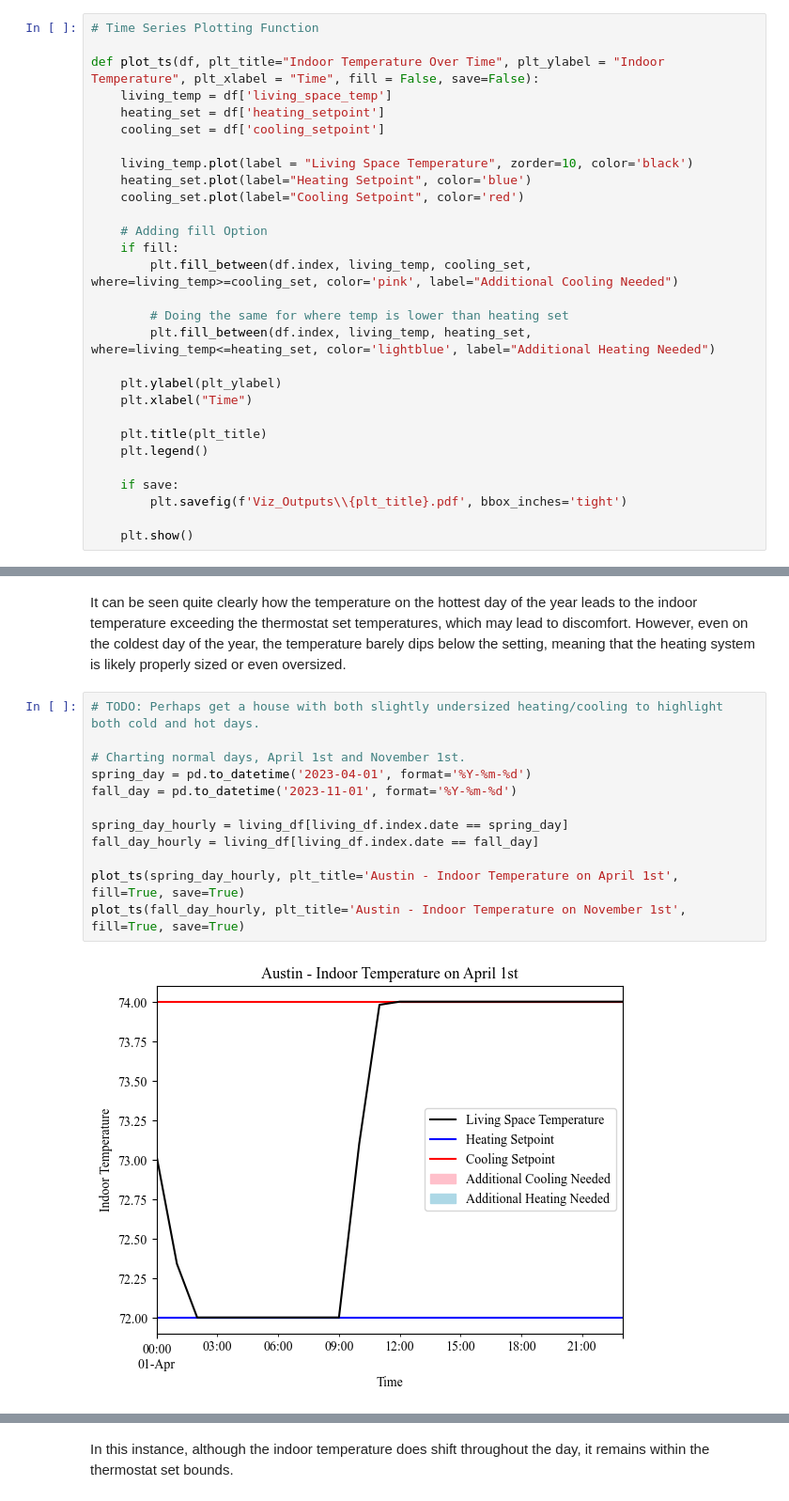
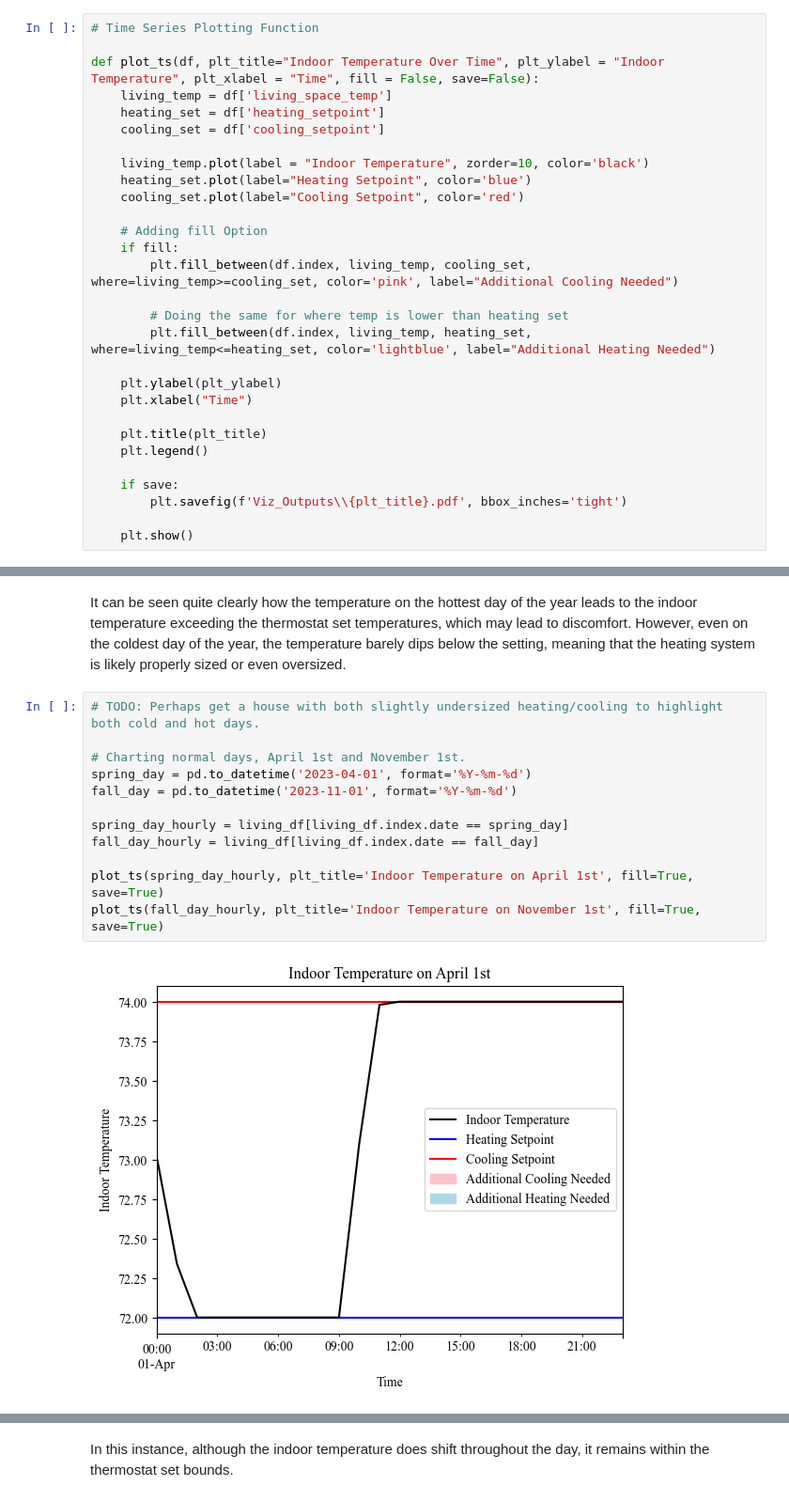
Before and after one commit to alchemicHen/hvac-viz, a Jupyter notebook: cleaning_calendar_viz.ipynb, the cells around one changed output, grey strips where cells are left out. Shown at 94% size. Cells and saved outputs as stored; diff of their text form.

```diff
--- a/cleaning_calendar_viz.ipynb
+++ b/cleaning_calendar_viz.ipynb
@@ -229,7 +229,7 @@ def plot_ts(df, plt_title="Indoor Temperature Over Time", plt_ylabel = "Indoor T
     heating_set = df['heating_setpoint']
     cooling_set = df['cooling_setpoint']
 
-    living_temp.plot(label = "Living Space Temperature", zorder=10, color='black')
+    living_temp.plot(label = "Indoor Temperature", zorder=10, color='black')
     heating_set.plot(label="Heating Setpoint", color='blue')
     cooling_set.plot(label="Cooling Setpoint", color='red')
 
@@ -270,14 +270,14 @@ It can be seen quite clearly how the temperature on the hottest day of the year
 # %%
 # TODO: Perhaps get a house with both slightly undersized heating/cooling to highlight both cold and hot days.
 
 # Charting normal days, April 1st and November 1st.
 spring_day = pd.to_datetime('2023-04-01', format='%Y-%m-%d')
 fall_day = pd.to_datetime('2023-11-01', format='%Y-%m-%d')
 
 spring_day_hourly = living_df[living_df.index.date == spring_day]
 fall_day_hourly = living_df[living_df.index.date == fall_day]
 
-plot_ts(spring_day_hourly, plt_title='Austin - Indoor Temperature on April 1st', fill=True, save=True)
-plot_ts(fall_day_hourly, plt_title='Austin - Indoor Temperature on November 1st', fill=True, save=True)
+plot_ts(spring_day_hourly, plt_title='Indoor Temperature on April 1st', fill=True, save=True)
+plot_ts(fall_day_hourly, plt_title='Indoor Temperature on November 1st', fill=True, save=True)
 # %% [output]
-[figure, old version]
+[figure, new version]
```
Also changed, not shown: parts of 7 cells of this notebook, 19 other files.
